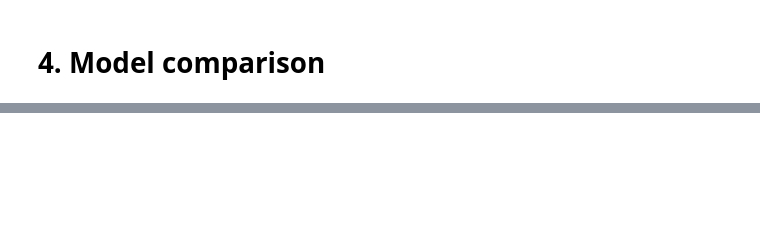
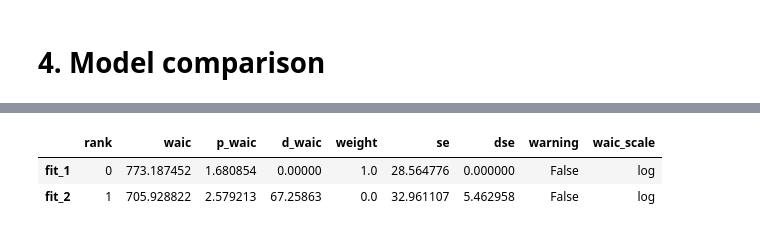
Before and after one commit to Karolina0110/DA, a Jupyter notebook: project/main_notebook.ipynb, the cells around one changed output, grey strips where cells are left out. Drawn from its saved outputs; the diff is of its cells as text; code cells hidden in the pictures; blank space fills up the shorter version.

```diff
--- a/project/main_notebook.ipynb
+++ b/project/main_notebook.ipynb
@@ -544,0 +671,6 @@ compare_model_loo = az.compare(
+# %%
+display(compare_model_waic)
+# %% [output]
+|  | rank | waic | p_waic | d_waic | weight | se | dse | warning | waic_scale |
+| fit_1 | 0 | 773.187452 | 1.680854 | 0.00000 | 1.0 | 28.564776 | 0.000000 | False | log |
+| fit_2 | 1 | 705.928822 | 2.579213 | 67.25863 | 0.0 | 32.961107 | 5.462958 | False | log |
```
Also changed, not shown: parts of 29 cells of this notebook, 28 other files.
